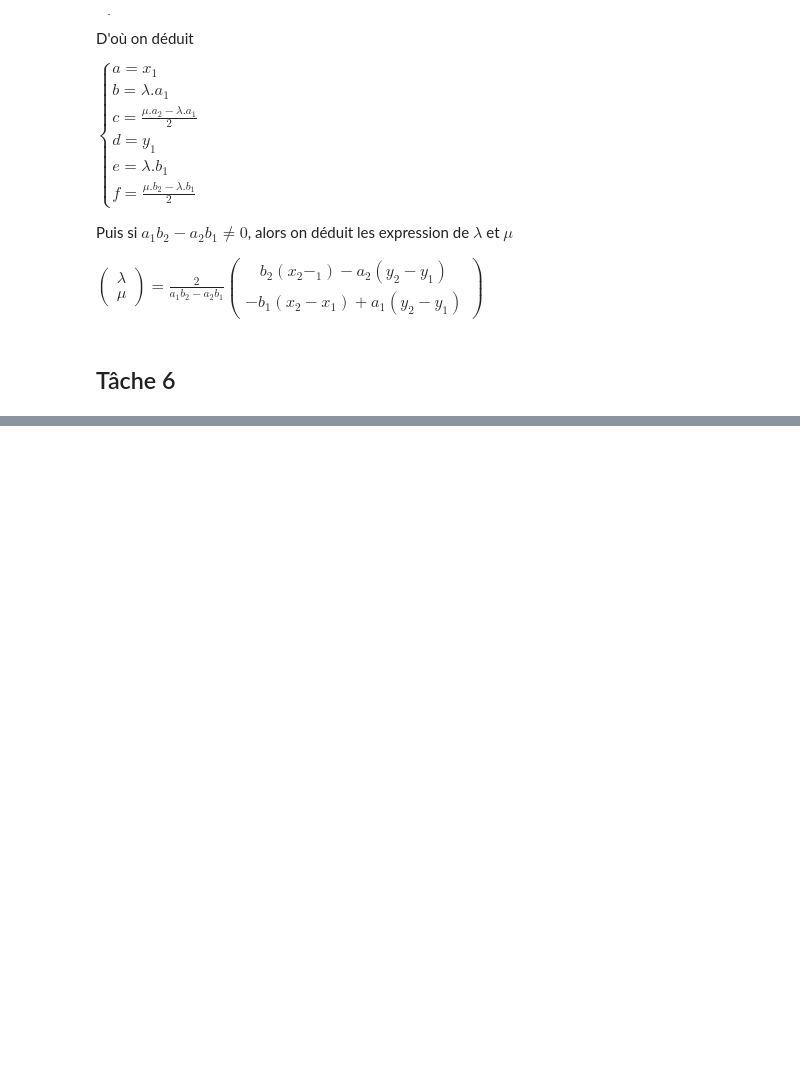
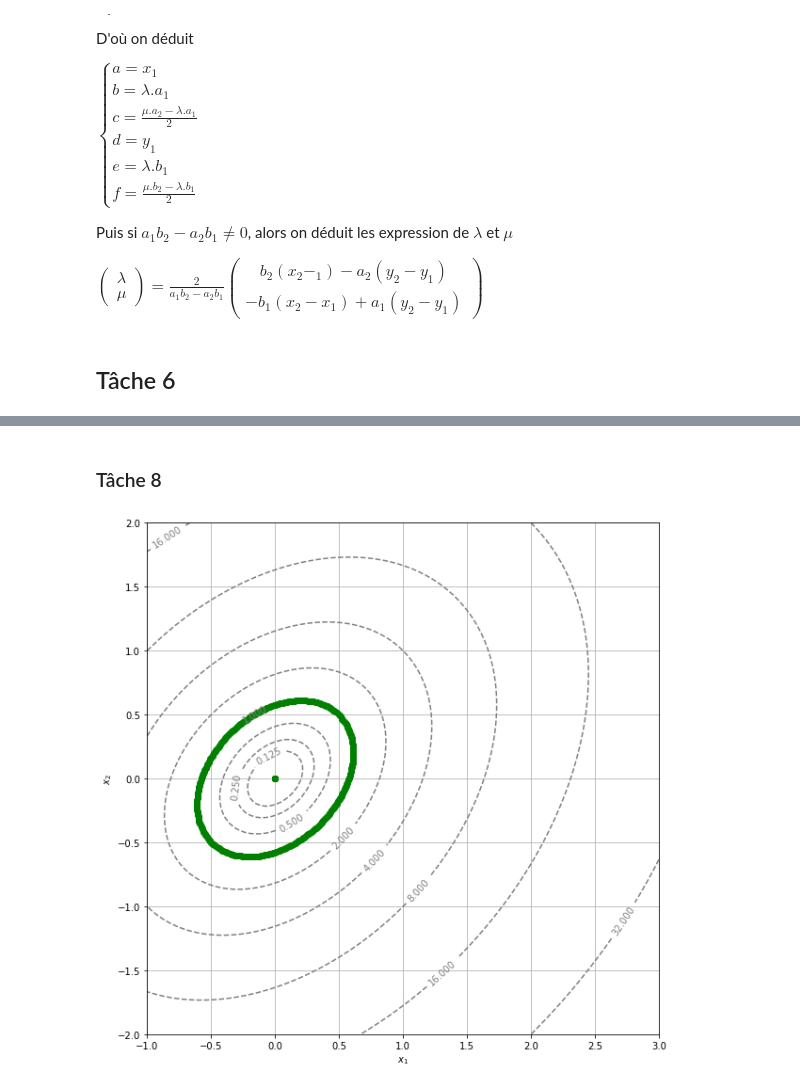
Before and after one commit to fllaser/projet-maths-diff, a Jupyter notebook: Rendu.ipynb, the cells around one changed output, grey strips where cells are left out. Saved outputs shown, nothing was run; the diff lists cells and outputs as text; code cells hidden in the pictures; blank space fills up the shorter version.

```diff
--- a/Rendu.ipynb
+++ b/Rendu.ipynb
@@ -656,0 +662,35 @@ plt.show()
+# %%
+
+def level_curve3(f, x0, y0, N=1000, oversampling=1, delta=delta, eps=eps):
+    LC=level_curve2(f,x0,y0,N,delta,eps)
+    if oversampling==1:
+        return LC
+    else:
+        n=len(LC[0])
+        res=np.zeros((2,oversampling*n))
+        lin=[j/oversampling for j in range(oversampling)]
+        for i in range(n-1):
+            P1=[LC[0][i],LC[1][i]]
+            P2=[LC[0][i+1],LC[1][i+1]]
+            u1=intersectiondroite(f,LC[0][i],LC[1][i],1)
+            u2=intersectiondroite(f,LC[0][i+1],LC[1][i+1],1)
+            g=gamma(lin,P1,P2,u1,u2)
+            res[:,oversampling*i:oversampling*(i+1)]=g
+        return res
+# %% [markdown]
+### Tâche 8
+# %%
+LC31=level_curve3(f1, 0.5,0.5,10000,10,0.1)
+
+display_contour(
+    f1,
+    x=np.linspace(-1.0, 3.0, 100),
+    y=np.linspace(-2.0, 2.0, 100),
+    levels=[2**i for i in range(-3, 8)] # levels: [0.125, 0.25, ..., 64, 128]
+)
+
+plt.plot(LC31[0],LC31[1],'bo',color='green')
+i=1
+plt.show()
+# %% [output]
+[figure, added]
```
Also changed, not shown: parts of 5 cells of this notebook.
